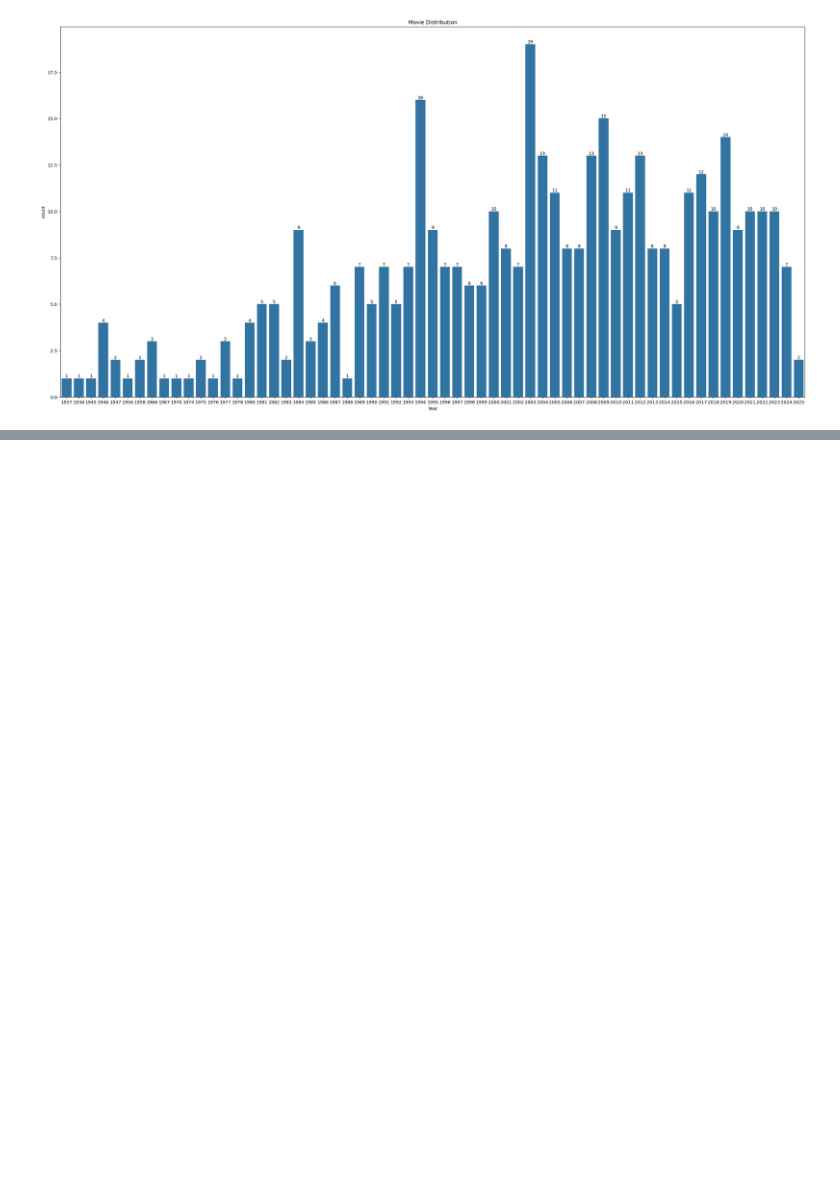
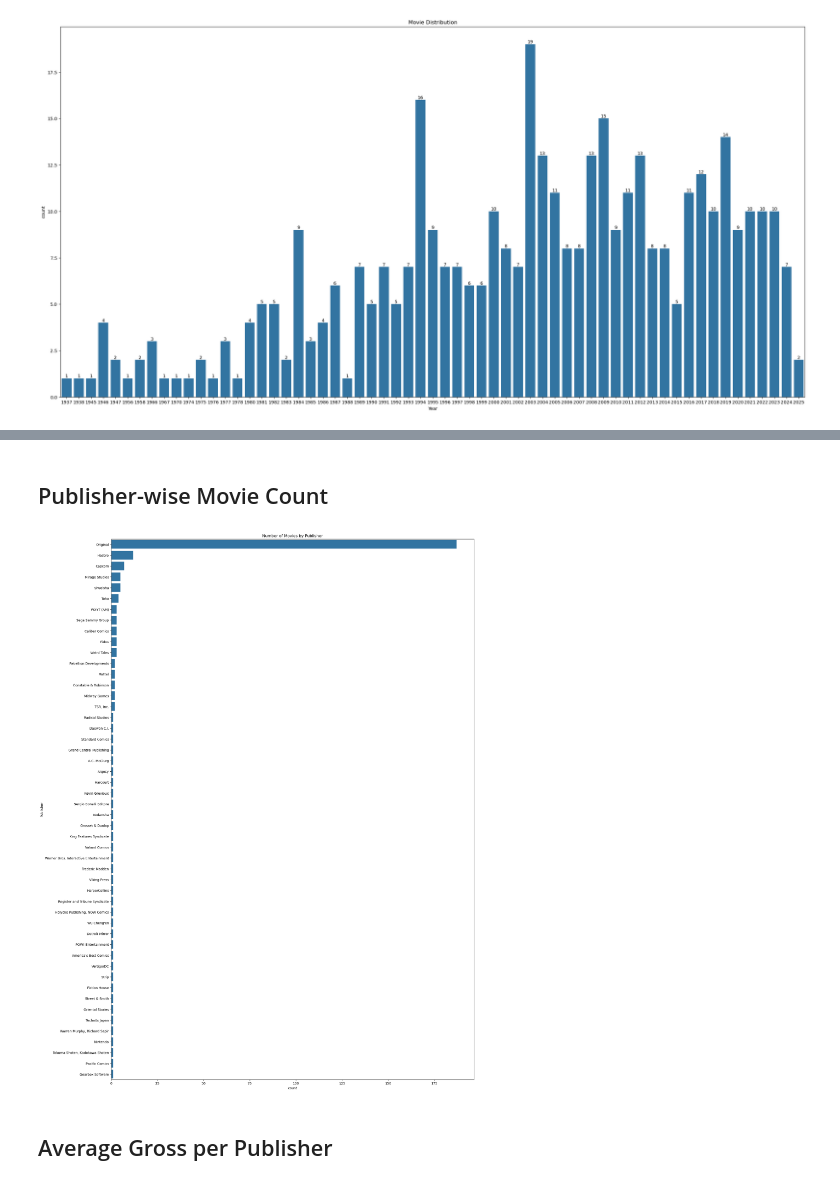
Before and after one commit to ShivamAttri05/Movie-Data-Analysis, a Jupyter notebook: main.ipynb, the cells around one changed output, grey strips where cells are left out. Saved outputs shown, nothing was run; the diff lists cells and outputs as text; code cells hidden in the pictures; blank space fills up the shorter version.

```diff
--- a/main.ipynb
+++ b/main.ipynb
@@ -68,0 +132,11 @@ gb = df.groupby("Year").agg({})
+# %% [markdown]
+## Publisher-wise Movie Count
+# %%
+plt.figure(figsize=(20,30))
+sbn.countplot(data=df, y='Publisher', order=df['Publisher'].value_counts().index)
+plt.title("Number of Movies by Publisher")
+plt.show()
+# %% [output]
+[figure, added]
+# %% [markdown]
+## Average Gross per Publisher
```
Also changed, not shown: parts of 11 cells of this notebook.
